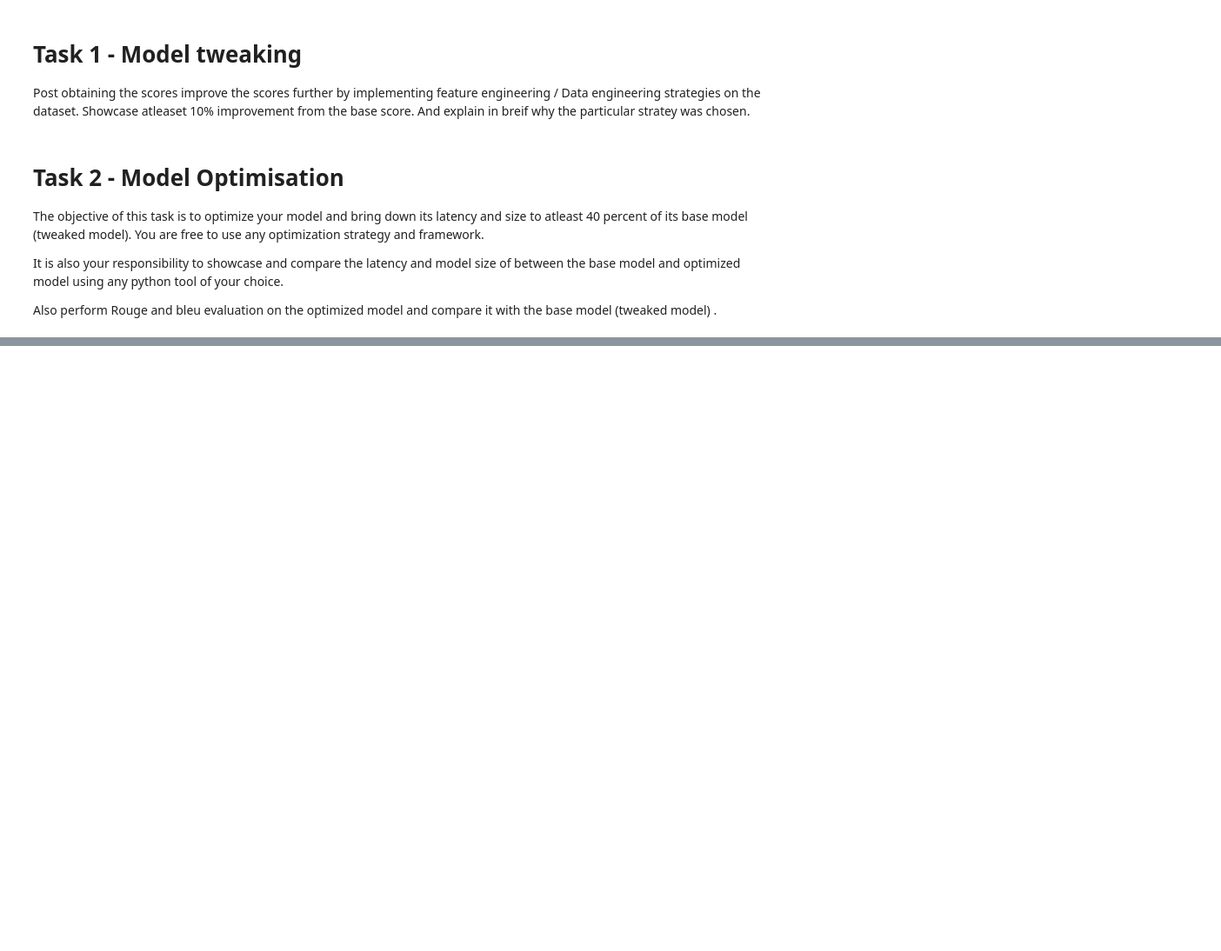
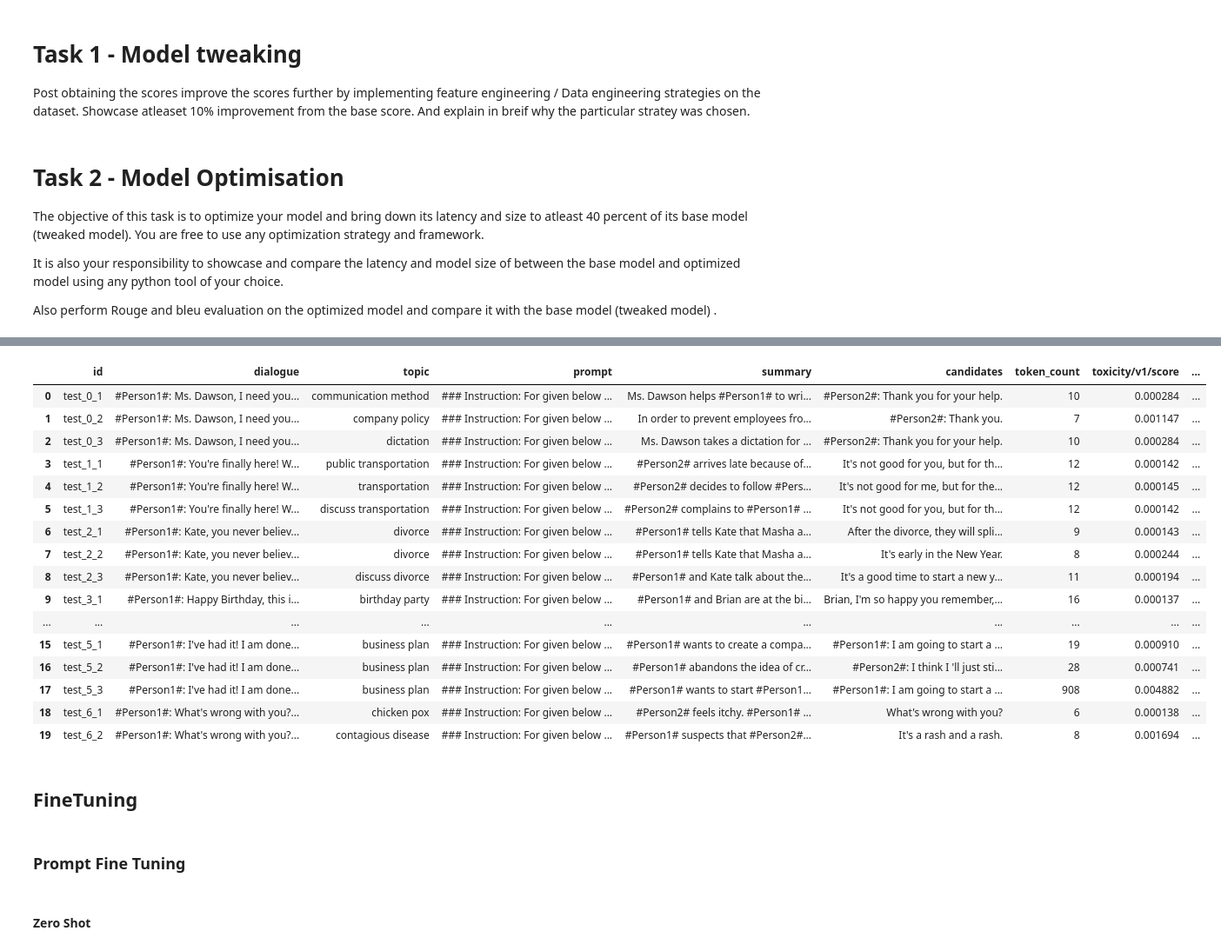
Before and after one commit to hemanthyernagula/MlOps-Assignment-2, a Jupyter notebook: Model_Fine_Tuning_and_Optimization_Task.ipynb, the cells around one changed output, grey strips where cells are left out. Shown at 87% size. Saved outputs shown, nothing was run; the diff lists cells and outputs as text; code cells hidden in the pictures; blank space fills up the shorter version.

```diff
--- a/Model_Fine_Tuning_and_Optimization_Task.ipynb
+++ b/Model_Fine_Tuning_and_Optimization_Task.ipynb
@@ -17,0 +226,16 @@ Also perform Rouge and bleu evaluation on the optimized model  and compare it wi
+# %%
+
+# Start an MLflow run context and log the model wrapper along with the param-included signature to
+# allow for overriding parameters at inference time
+with mlflow.start_run(experiment_id=base_tracker.experiment_id, run_name="model"):
+    model_info = mlflow.pyfunc.log_model(
+        "model",
+        python_model=t5_model,
+        # NOTE: the artifacts dictionary mapping is critical! This dict is used by the load_context() method in our MPT() class.
+        artifacts={"snapshot": snapshot_location},
+        pip_requirements=[
+            f"torch=={torch_version}",
+            f"transformers=={transformers.__version__}"],
+        input_example=input_example,
+        signature=signature
+    )
@@ -17,0 +244,8 @@ Also perform Rouge and bleu evaluation on the optimized model  and compare it wi
+# %%
+def basic_prompt(df):
+    INSTRUCTION = "### Instruction:  For given below conversation between Person1 and Person2 generate summary"
+    SAMPLE_RESPONSE = "### SUMMARY:"
+    return  INSTRUCTION + df.dialogue + "\n" + SAMPLE_RESPONSE + df.summary
+# %%
+temp_data = DATA['test']
+temp_data['prompt'] = basic_prompt(temp_data)
@@ -17,0 +268,13 @@ Also perform Rouge and bleu evaluation on the optimized model  and compare it wi
+# %%
+with mlflow.start_run(experiment_id=base_tracker.experiment_id, run_name="zero_shot"):
+    results = mlflow.evaluate(
+            model_info.model_uri,
+            temp_data.iloc[:20],
+            targets="summary",
+            model_type="text-summarization",
+        )
+
+    zeroshot_results = results.tables['eval_results_table'][['summary', 'candidates']]
+    zeroshot_bleu_score = eval_fn(zeroshot_results.candidates, zeroshot_results.summary, {})
+    mlflow.log_metrics(zeroshot_bleu_score)
+    mlflow.end_run()
@@ -17,0 +320,26 @@ Also perform Rouge and bleu evaluation on the optimized model  and compare it wi
+# %%
+results.tables['eval_results_table']
+# %% [output]
+|  | id | dialogue | topic | prompt | summary | candidates | token_count | toxicity/v1/score | ... |
+| 0 | test_0_1 | #Person1#: Ms. Dawson, I need you... | communication method | ### Instruction: For given below ... | Ms. Dawson helps #Person1# to wri... | #Person2#: Thank you for your help. | 10 | 0.000284 | ... |
+| 1 | test_0_2 | #Person1#: Ms. Dawson, I need you... | company policy | ### Instruction: For given below ... | In order to prevent employees fro... | #Person2#: Thank you. | 7 | 0.001147 | ... |
+| 2 | test_0_3 | #Person1#: Ms. Dawson, I need you... | dictation | ### Instruction: For given below ... | Ms. Dawson takes a dictation for ... | #Person2#: Thank you for your help. | 10 | 0.000284 | ... |
+| 3 | test_1_1 | #Person1#: You're finally here! W... | public transportation | ### Instruction: For given below ... | #Person2# arrives late because of... | It's not good for you, but for th... | 12 | 0.000142 | ... |
+| 4 | test_1_2 | #Person1#: You're finally here! W... | transportation | ### Instruction: For given below ... | #Person2# decides to follow #Pers... | It's not good for me, but for the... | 12 | 0.000145 | ... |
+| 5 | test_1_3 | #Person1#: You're finally here! W... | discuss transportation | ### Instruction: For given below ... | #Person2# complains to #Person1# ... | It's not good for you, but for th... | 12 | 0.000142 | ... |
+| 6 | test_2_1 | #Person1#: Kate, you never believ... | divorce | ### Instruction: For given below ... | #Person1# tells Kate that Masha a... | After the divorce, they will spli... | 9 | 0.000143 | ... |
+| 7 | test_2_2 | #Person1#: Kate, you never believ... | divorce | ### Instruction: For given below ... | #Person1# tells Kate that Masha a... | It's early in the New Year. | 8 | 0.000244 | ... |
+| 8 | test_2_3 | #Person1#: Kate, you never believ... | discuss divorce | ### Instruction: For given below ... | #Person1# and Kate talk about the... | It's a good time to start a new y... | 11 | 0.000194 | ... |
+| 9 | test_3_1 | #Person1#: Happy Birthday, this i... | birthday party | ### Instruction: For given below ... | #Person1# and Brian are at the bi... | Brian, I'm so happy you remember,... | 16 | 0.000137 | ... |
+| ... | ... | ... | ... | ... | ... | ... | ... | ... | ... |
+| 15 | test_5_1 | #Person1#: I've had it! I am done... | business plan | ### Instruction: For given below ... | #Person1# wants to create a compa... | #Person1#: I am going to start a ... | 19 | 0.000910 | ... |
+| 16 | test_5_2 | #Person1#: I've had it! I am done... | business plan | ### Instruction: For given below ... | #Person1# abandons the idea of cr... | #Person2#: I think I 'll just sti... | 28 | 0.000741 | ... |
+| 17 | test_5_3 | #Person1#: I've had it! I am done... | business plan | ### Instruction: For given below ... | #Person1# wants to start #Person1... | #Person1#: I am going to start a ... | 908 | 0.004882 | ... |
+| 18 | test_6_1 | #Person1#: What's wrong with you?... | chicken pox | ### Instruction: For given below ... | #Person2# feels itchy. #Person1# ... | What's wrong with you? | 6 | 0.000138 | ... |
+| 19 | test_6_2 | #Person1#: What's wrong with you?... | contagious disease | ### Instruction: For given below ... | #Person1# suspects that #Person2#... | It's a rash and a rash. | 8 | 0.001694 | ... |
+# %% [markdown]
+## FineTuning
+# %% [markdown]
+### Prompt Fine Tuning
+# %% [markdown]
+#### Zero Shot
```
Also changed, not shown: parts of 68 cells of this notebook.
